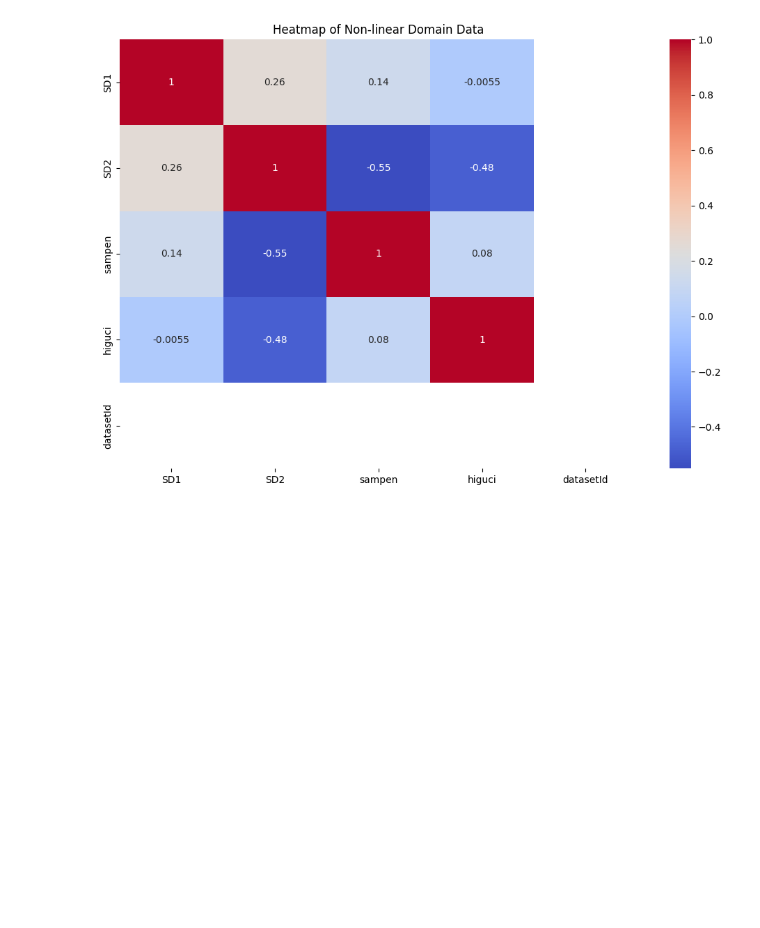
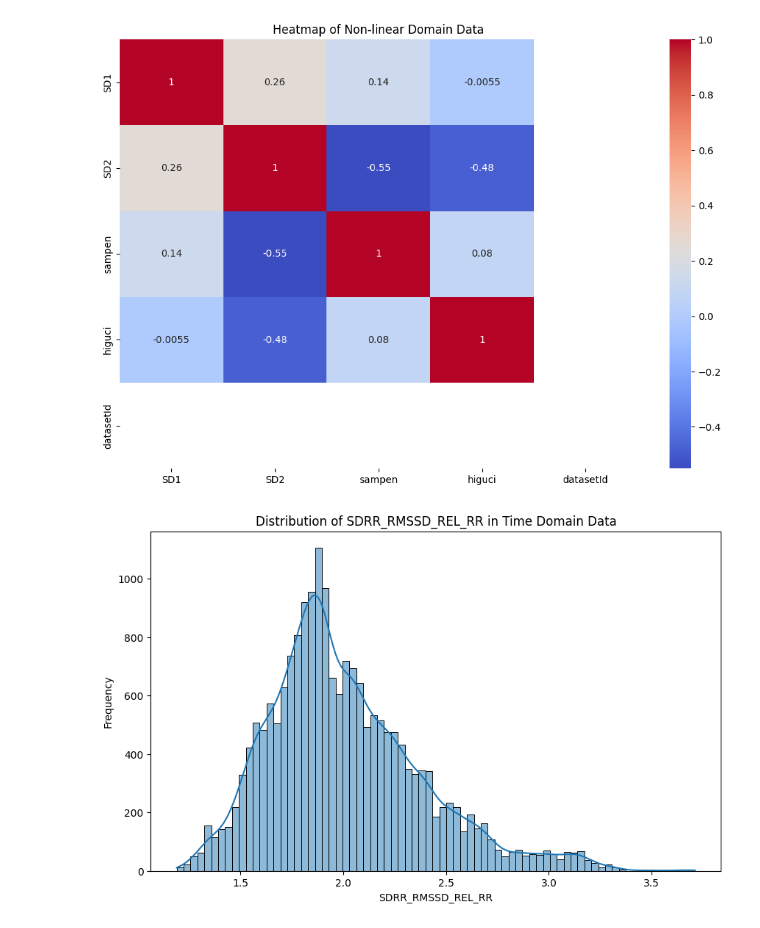
Before and after one commit to Ishara-Pramod-0770/Deep_Learning_Assingment, a Jupyter notebook: SVR Model.ipynb, the cells around one changed output. Cells and saved outputs as stored; diff of their text form; code cells hidden in the pictures; blank space fills up the shorter version.

Commit message:
Visual data for time_domain_features_train

```diff
--- a/SVR Model.ipynb
+++ b/SVR Model.ipynb
@@ -38,3 +38,13 @@ plt.title('Heatmap of Non-linear Domain Data')
 plt.show()
 # %% [output]
 [figure]
+# %%
+# Time Domain Data Visualization
+plt.figure(figsize=(10, 6))
+sns.histplot(time_domain_df['SDRR_RMSSD_REL_RR'], kde=True)
+plt.title('Distribution of SDRR_RMSSD_REL_RR in Time Domain Data')
+plt.xlabel('SDRR_RMSSD_REL_RR')
+plt.ylabel('Frequency')
+plt.show()
+# %% [output]
+[figure, added]
```
